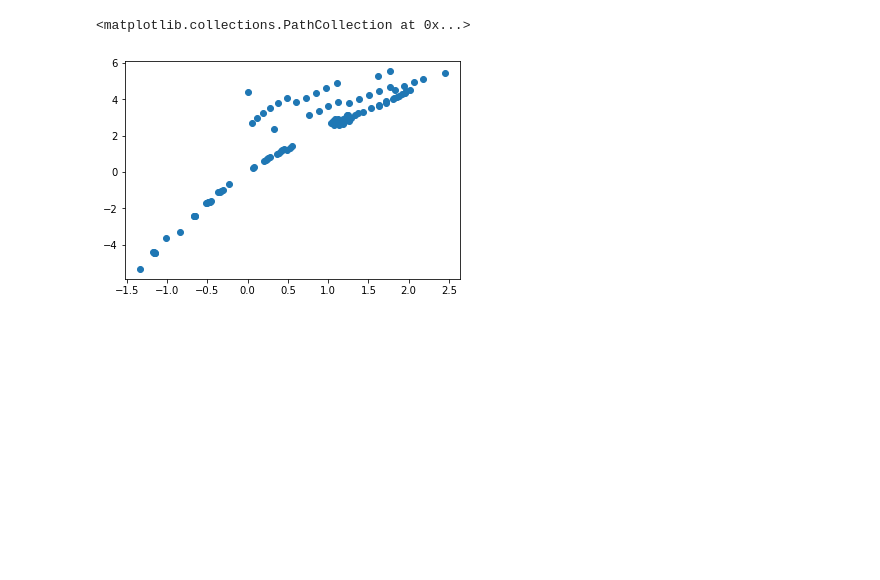
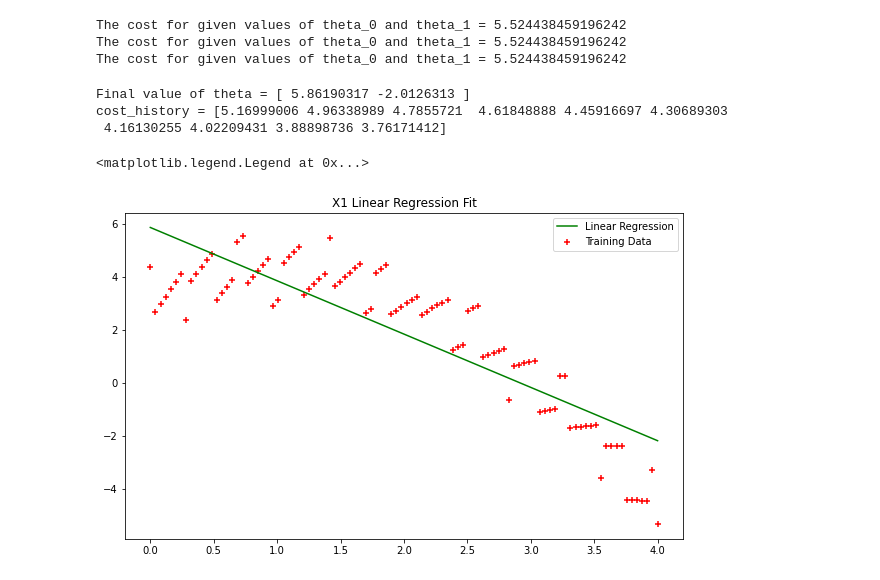
Before and after one commit to BrevinBrown/BrevinBrown, a Jupyter notebook: HW0.ipynb, the cells around one changed output. Drawn from its saved outputs; the diff is of its cells as text; code cells hidden in the pictures; blank space fills up the shorter version.

```diff
--- a/HW0.ipynb
+++ b/HW0.ipynb
@@ -14,23 +18,70 @@ X1 = dataset.iloc[:,0].values
 X2 = dataset.iloc[:,1].values
 X3 = dataset.iloc[:,2].values
 Y  = dataset.iloc[:,3].values
+m=len(Y)
+
+X_0 = np.ones((m,1))
+X_1 = X1.reshape(m,1)
+X_2 = X2.reshape(m,1)
+X_3 = X3.reshape(m,1)
+X__1 = np.hstack((X_0,X_1))
+X__2 = np.hstack((X_0,X_2))
+X__3 = np.hstack((X_0,X_3))
+#print(X__1[:5])
+
+theta = np.zeros(2)
 
 #plots to test
 #plt.scatter(X1,Y)
 #plt.scatter(X2,Y)
 #plt.scatter(X3,Y)
-
-def gradientDecent(X,Y,theta, learningRate,steps):
-
-  m=len(Y)
-  for _ in range(steps) :
-        error=(X*theta)-Y
-        theta=theta-((learningRate/m)*X*error)
-
-  return theta
-theta1 = gradientDecent(X1,Y,0,0.05,1000)
-theta2 = gradientDecent(X2,Y,0,0.1,1000)
-theta3 = gradientDecent(X3,Y,0,0.1,1000)
-# %% [output]
-<matplotlib.collections.PathCollection at 0x...>
-[figure, removed]
+# %%
+def compute_cost(X, y, theta):
+
+  predictions = X.dot(theta)
+  errors = np.subtract(predictions, y)
+  sqrErrors = np.square(errors)
+  J = 1 / (2 * m) * np.sum(sqrErrors)
+
+  return J
+# %%
+cost1 = compute_cost(X__1, Y, theta)
+print('The cost for given values of theta_0 and theta_1 =', cost1)
+cost2 = compute_cost(X__2, Y, theta)
+print('The cost for given values of theta_0 and theta_1 =', cost2)
+cost3 = compute_cost(X__3, Y, theta)
+print('The cost for given values of theta_0 and theta_1 =', cost3)
+# %% [output]
+The cost for given values of theta_0 and theta_1 = 5.524438459196242
+The cost for given values of theta_0 and theta_1 = 5.524438459196242
+The cost for given values of theta_0 and theta_1 = 5.524438459196242
+# %%
+def gradient_descent(X, y, theta, alpha, iterations):
+  cost_history = np.zeros(iterations)
+
+  for i in range(iterations):
+    predictions = X.dot(theta)
+    errors = np.subtract(predictions, y)
+    sum_delta = (alpha / m) * X.transpose().dot(errors);
+    theta = theta - sum_delta;
+    cost_history[i] = compute_cost(X, y, theta)
+
+  return theta, cost_history
+# %%
+theta = [0., 0.]
+iterations = 200;
+alpha = 0.1; #causes no visable change in cost for 0.01->0.1
+theta, cost_history = gradient_descent(X__1, Y, theta, alpha, iterations)
+print('Final value of theta =', theta)
+print('cost_history =', cost_history[0:10])
+
+plt.scatter(X__1[:,1], Y, color='red', marker= '+', label= 'Training Data')
+plt.plot(X__1[:,1],X__1.dot(theta), color='green', label='Linear Regression')
+plt.title('X1 Linear Regression Fit')
+plt.legend()
+# %% [output]
+Final value of theta = [ 5.86190317 -2.0126313 ]
+cost_history = [5.16999006 4.96338989 4.7855721  4.61848888 4.45916697 4.30689303
+ 4.16130255 4.02209431 3.88898736 3.76171412]
+<matplotlib.legend.Legend at 0x...>
+[figure, added]
```
Also changed, not shown: parts of 8 cells of this notebook.
